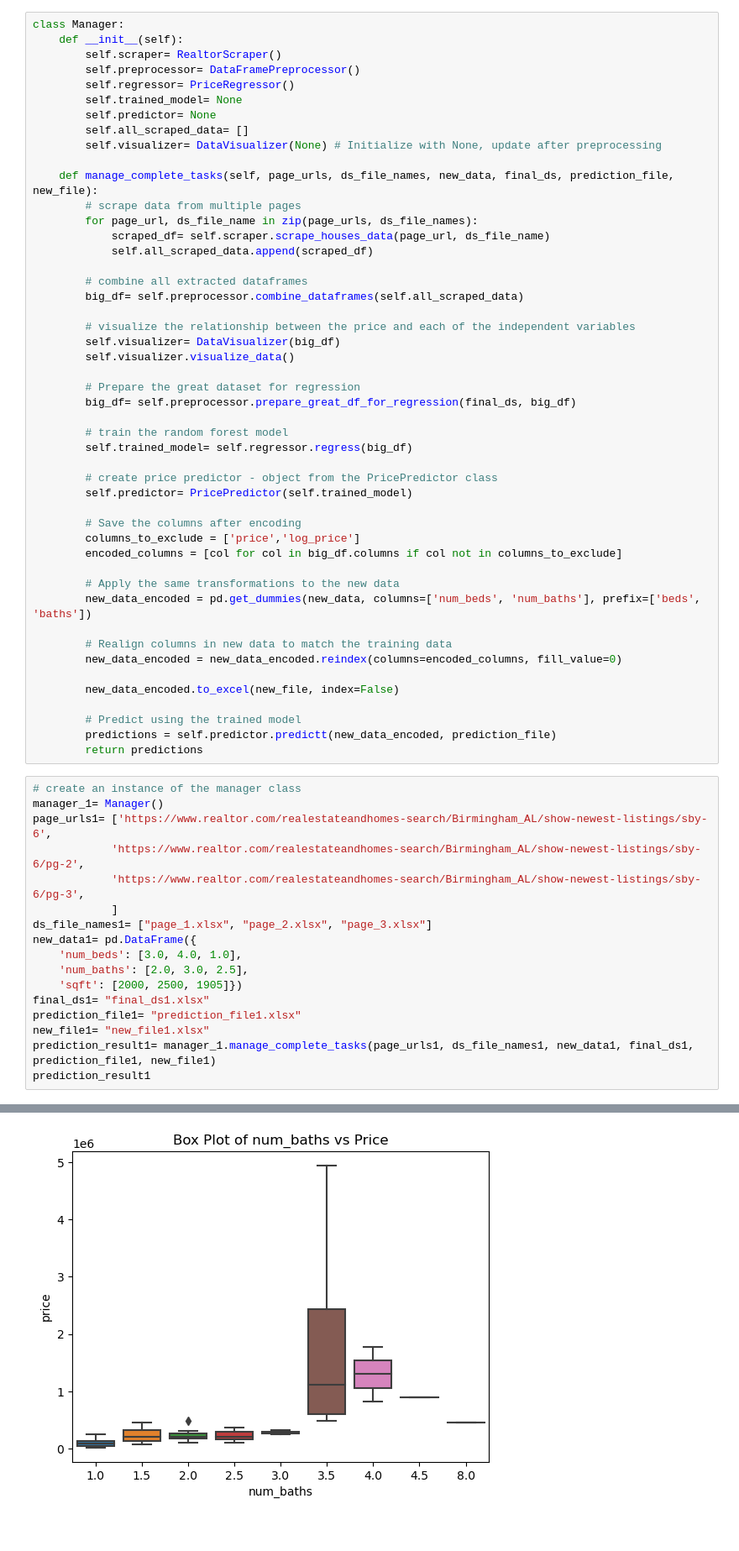
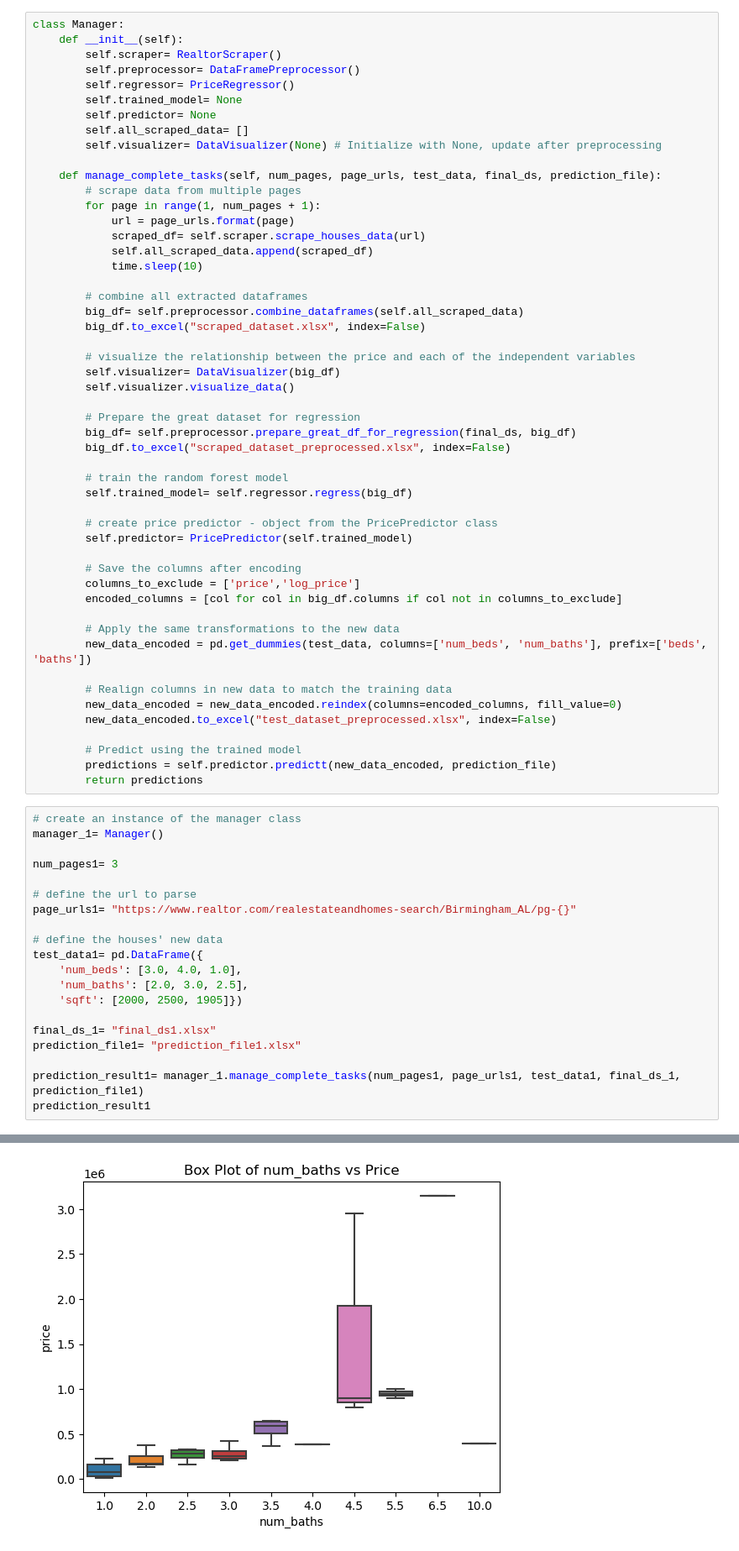
Before and after one commit to ibtihelgharsalah/Realtor_Scraper_-_Home_Price_Regressor, a Jupyter notebook: Realtor.ipynb, the cells around one changed output, grey strips where cells are left out. Shown: that part at 84% size. Saved outputs shown, nothing was run; the diff lists cells and outputs as text.

```diff
--- a/Realtor.ipynb
+++ b/Realtor.ipynb
@@ -206,14 +219,17 @@ class Manager:
         self.all_scraped_data= []
         self.visualizer= DataVisualizer(None) # Initialize with None, update after preprocessing
 
-    def manage_complete_tasks(self, page_urls, ds_file_names, new_data, final_ds, prediction_file, new_file):
+    def manage_complete_tasks(self, num_pages, page_urls, test_data, final_ds, prediction_file):
         # scrape data from multiple pages
-        for page_url, ds_file_name in zip(page_urls, ds_file_names):
-            scraped_df= self.scraper.scrape_houses_data(page_url, ds_file_name)
+        for page in range(1, num_pages + 1):
+            url = page_urls.format(page)
+            scraped_df= self.scraper.scrape_houses_data(url)
             self.all_scraped_data.append(scraped_df)
+            time.sleep(10)
 
         # combine all extracted dataframes
         big_df= self.preprocessor.combine_dataframes(self.all_scraped_data)
+        big_df.to_excel("scraped_dataset.xlsx", index=False)
 
         # visualize the relationship between the price and each of the independent variables
         self.visualizer= DataVisualizer(big_df)
@@ -221,6 +237,7 @@ class Manager:
 
         # Prepare the great dataset for regression
         big_df= self.preprocessor.prepare_great_df_for_regression(final_ds, big_df)
+        big_df.to_excel("scraped_dataset_preprocessed.xlsx", index=False)
 
         # train the random forest model
         self.trained_model= self.regressor.regress(big_df)
@@ -233,12 +250,11 @@ class Manager:
         encoded_columns = [col for col in big_df.columns if col not in columns_to_exclude]
 
         # Apply the same transformations to the new data
-        new_data_encoded = pd.get_dummies(new_data, columns=['num_beds', 'num_baths'], prefix=['beds', 'baths'])
+        new_data_encoded = pd.get_dummies(test_data, columns=['num_beds', 'num_baths'], prefix=['beds', 'baths'])
 
         # Realign columns in new data to match the training data
         new_data_encoded = new_data_encoded.reindex(columns=encoded_columns, fill_value=0)
-
-        new_data_encoded.to_excel(new_file, index=False)
+        new_data_encoded.to_excel("test_dataset_preprocessed.xlsx", index=False)
 
         # Predict using the trained model
         predictions = self.predictor.predictt(new_data_encoded, prediction_file)
@@ -246,18 +262,21 @@ class Manager:
 # %%
 # create an instance of the manager class
 manager_1= Manager()
-page_urls1= ['https://www.realtor.com/realestateandhomes-search/Birmingham_AL/show-newest-listings/sby-6',
-            'https://www.realtor.com/realestateandhomes-search/Birmingham_AL/show-newest-listings/sby-6/pg-2',
-            'https://www.realtor.com/realestateandhomes-search/Birmingham_AL/show-newest-listings/sby-6/pg-3',
-            ]
-ds_file_names1= ["page_1.xlsx", "page_2.xlsx", "page_3.xlsx"]
-new_data1= pd.DataFrame({
+
+num_pages1= 3
+
+# define the url to parse
+page_urls1= "https://www.realtor.com/realestateandhomes-search/Birmingham_AL/pg-{}"
+
+# define the houses' new data
+test_data1= pd.DataFrame({
     'num_beds': [3.0, 4.0, 1.0],
     'num_baths': [2.0, 3.0, 2.5],
     'sqft': [2000, 2500, 1905]})
-final_ds1= "final_ds1.xlsx"
+
+final_ds_1= "final_ds1.xlsx"
 prediction_file1= "prediction_file1.xlsx"
-new_file1= "new_file1.xlsx"
-prediction_result1= manager_1.manage_complete_tasks(page_urls1, ds_file_names1, new_data1, final_ds1, prediction_file1, new_file1)
+
+prediction_result1= manager_1.manage_complete_tasks(num_pages1, page_urls1, test_data1, final_ds_1, prediction_file1)
 prediction_result1
 # %% [output]
@@ -266 +285 @@ prediction_result1
-[figure, old version]
+[figure, new version]
```
Also changed, not shown: parts of 2 cells of this notebook.
